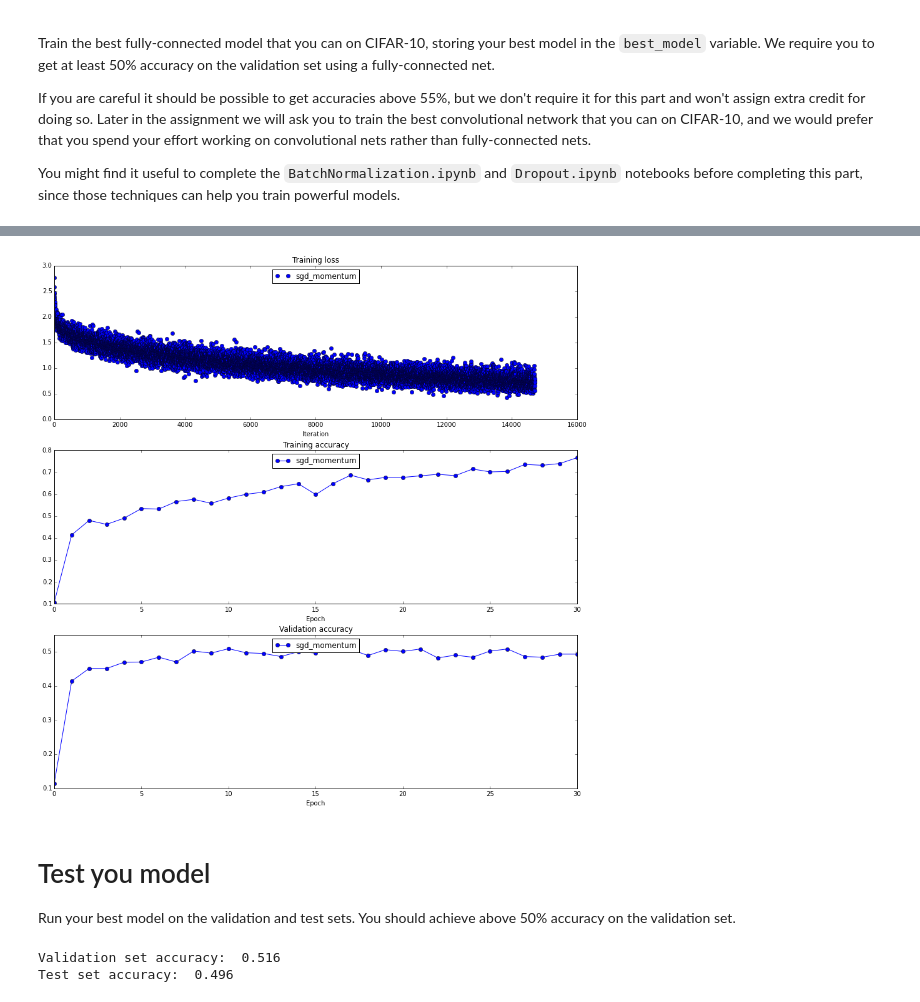
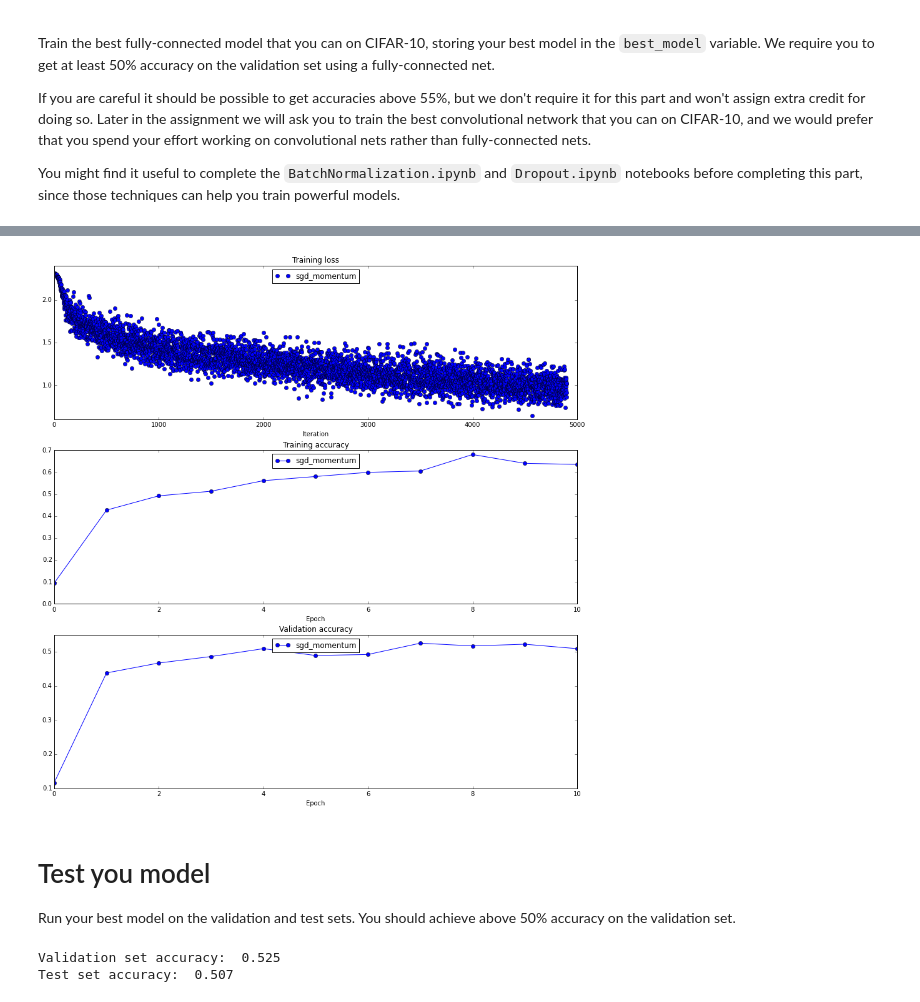
Before and after one commit to nrailgun/Daily, a Jupyter notebook: cnnvr/assignment2/FullyConnectedNets.ipynb, the cells around one changed output, grey strips where cells are left out. Drawn from its saved outputs; the diff is of its cells as text; code cells hidden in the pictures.

```diff
--- a/cnnvr/assignment2/FullyConnectedNets.ipynb
+++ b/cnnvr/assignment2/FullyConnectedNets.ipynb
@@ -803,22 +800,32 @@ best_model = None
 # best_model variable.                                                         #
 ################################################################################
 
-num_train = 4000
-small_data = {
-  'X_train': data['X_train'],#[:num_train],
-  'y_train': data['y_train'],#[:num_train],
-  'X_val': data['X_val'],
-  'y_val': data['y_val'],
-}
+num_train = 10000
+use_num_train = False
+
+if use_num_train:
+    small_data = {
+      'X_train': data['X_train'][:num_train],
+      'y_train': data['y_train'][:num_train],
+      'X_val': data['X_val'],
+      'y_val': data['y_val'],
+    }
+else:
+    small_data = {
+      'X_train': data['X_train'],
+      'y_train': data['y_train'],
+      'X_val': data['X_val'],
+      'y_val': data['y_val'],
+    }
 
 solvers = {}
 
 for update_rule in ['sgd_momentum']:
   print 'running with ', update_rule
-  model = FullyConnectedNet([100, 100, 100, 100, 100], weight_scale=5e-2)
+  model = FullyConnectedNet([100, 300, 200, 100], weight_scale=2e-2)
 
   solver = Solver(model, small_data,
-                  num_epochs=30, batch_size=100,
+                  num_epochs=10, batch_size=100,
                   update_rule=update_rule,
                   optim_config={
                     'learning_rate': 2e-3,
@@ -881,4 +888,4 @@ running with  sgd_momentum
-[figure, old version]
+[figure, new version]
 # %% [markdown]
 # Test you model
 Run your best model on the validation and test sets. You should achieve above 50% accuracy on the validation set.
@@ -893,5 +900,5 @@ y_val_pred = np.argmax(best_model.loss(X_val), axis=1)
 print 'Validation set accuracy: ', (y_val_pred == y_val).mean()
 print 'Test set accuracy: ', (y_test_pred == y_test).mean()
 # %% [output]
-Validation set accuracy:  0.516
-Test set accuracy:  0.496
+Validation set accuracy:  0.525
+Test set accuracy:  0.507
```
Also changed, not shown: parts of 2 cells of this notebook, 1 other file.
